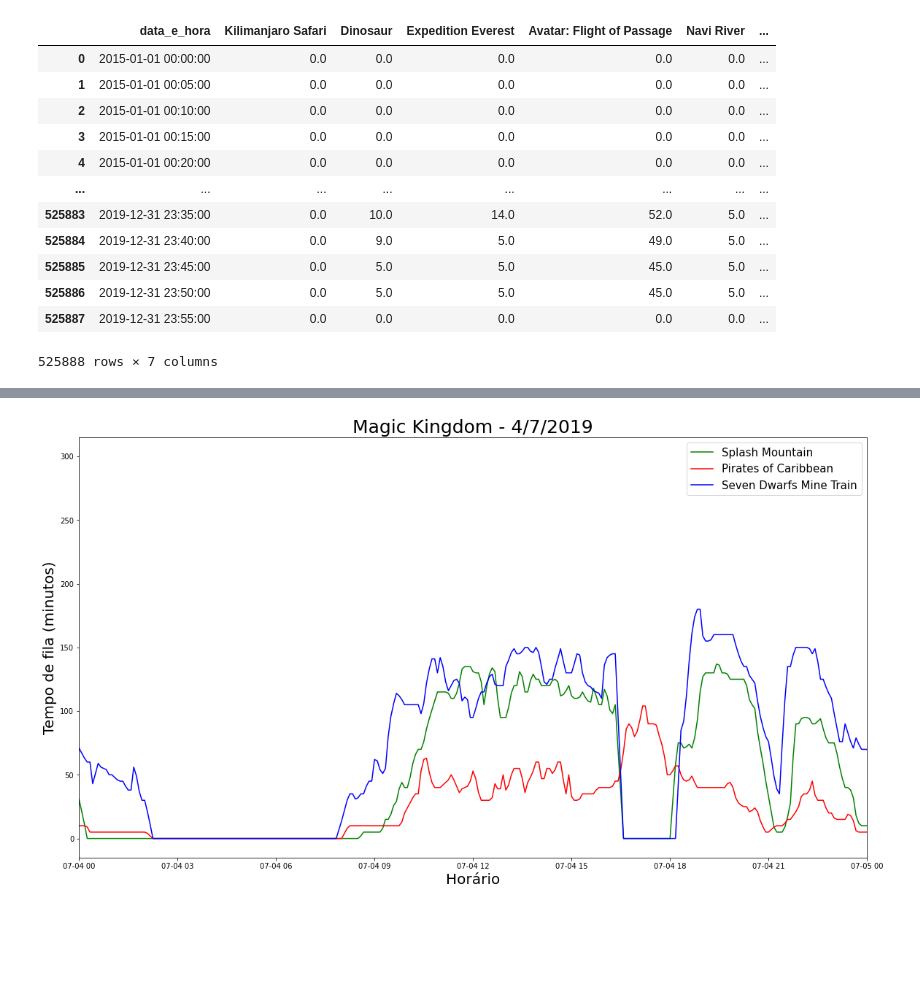
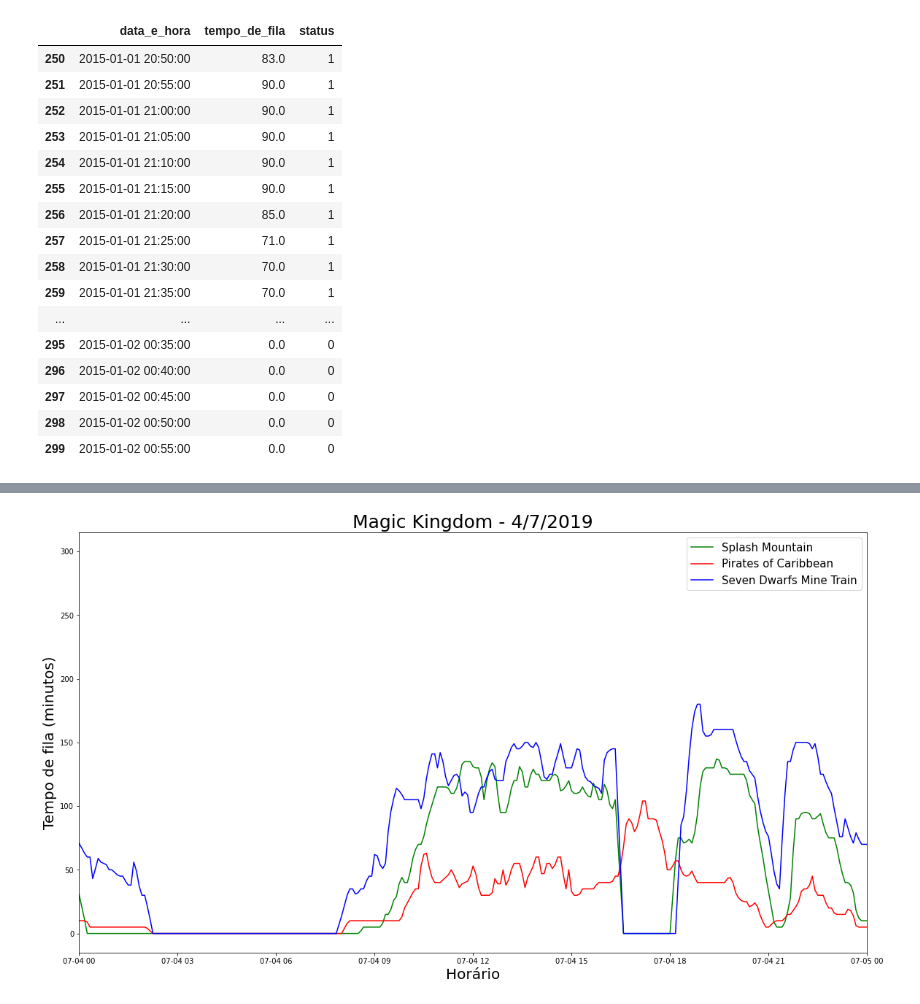
Before and after one commit to LuisFTacla/WDW_Attendance_Calculator, a Jupyter notebook: Plots_diarios.ipynb, the cells around one changed output, grey strips where cells are left out. Cells and saved outputs as stored; diff of their text form; code cells hidden in the pictures; blank space fills up the shorter version.

```diff
--- a/Plots_diarios.ipynb
+++ b/Plots_diarios.ipynb
@@ -253,16 +103,20 @@ HollywoodStudios
-# %%
-AnimalKingdom
-# %% [output]
-|  | data_e_hora | Kilimanjaro Safari | Dinosaur | Expedition Everest | Avatar: Flight of Passage | Navi River | ... |
-| 0 | 2015-01-01 00:00:00 | 0.0 | 0.0 | 0.0 | 0.0 | 0.0 | ... |
-| 1 | 2015-01-01 00:05:00 | 0.0 | 0.0 | 0.0 | 0.0 | 0.0 | ... |
-| 2 | 2015-01-01 00:10:00 | 0.0 | 0.0 | 0.0 | 0.0 | 0.0 | ... |
-| 3 | 2015-01-01 00:15:00 | 0.0 | 0.0 | 0.0 | 0.0 | 0.0 | ... |
-| 4 | 2015-01-01 00:20:00 | 0.0 | 0.0 | 0.0 | 0.0 | 0.0 | ... |
-| ... | ... | ... | ... | ... | ... | ... | ... |
-| 525883 | 2019-12-31 23:35:00 | 0.0 | 10.0 | 14.0 | 52.0 | 5.0 | ... |
-| 525884 | 2019-12-31 23:40:00 | 0.0 | 9.0 | 5.0 | 49.0 | 5.0 | ... |
-| 525885 | 2019-12-31 23:45:00 | 0.0 | 5.0 | 5.0 | 45.0 | 5.0 | ... |
-| 525886 | 2019-12-31 23:50:00 | 0.0 | 5.0 | 5.0 | 45.0 | 5.0 | ... |
-| 525887 | 2019-12-31 23:55:00 | 0.0 | 0.0 | 0.0 | 0.0 | 0.0 | ... |
-525888 rows × 7 columns
+# %%
+datasets_das_atracoes[6][250:300]
+# %% [output]
+|  | data_e_hora | tempo_de_fila | status |
+| 250 | 2015-01-01 20:50:00 | 83.0 | 1 |
+| 251 | 2015-01-01 20:55:00 | 90.0 | 1 |
+| 252 | 2015-01-01 21:00:00 | 90.0 | 1 |
+| 253 | 2015-01-01 21:05:00 | 90.0 | 1 |
+| 254 | 2015-01-01 21:10:00 | 90.0 | 1 |
+| 255 | 2015-01-01 21:15:00 | 90.0 | 1 |
+| 256 | 2015-01-01 21:20:00 | 85.0 | 1 |
+| 257 | 2015-01-01 21:25:00 | 71.0 | 1 |
+| 258 | 2015-01-01 21:30:00 | 70.0 | 1 |
+| 259 | 2015-01-01 21:35:00 | 70.0 | 1 |
+| ... | ... | ... | ... |
+| 295 | 2015-01-02 00:35:00 | 0.0 | 0 |
+| 296 | 2015-01-02 00:40:00 | 0.0 | 0 |
+| 297 | 2015-01-02 00:45:00 | 0.0 | 0 |
+| 298 | 2015-01-02 00:50:00 | 0.0 | 0 |
+| 299 | 2015-01-02 00:55:00 | 0.0 | 0 |
```
Also changed, not shown: parts of 12 cells of this notebook.
